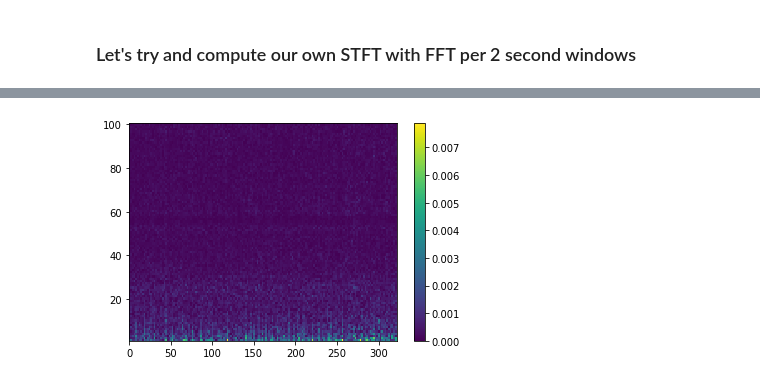
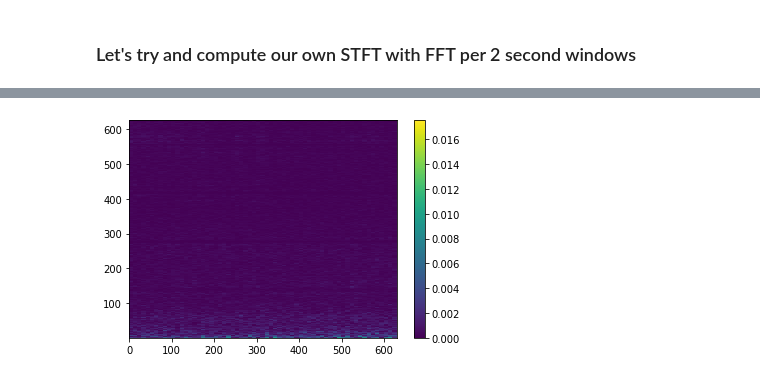
Before and after one commit to DCalhas/eeg_to_fmri, a Jupyter notebook: src/notebooks/reading_eeg.ipynb, the cells around one changed output, grey strips where cells are left out. Saved outputs shown, nothing was run; the diff lists cells and outputs as text; code cells hidden in the pictures.

```diff
--- a/src/notebooks/reading_eeg.ipynb
+++ b/src/notebooks/reading_eeg.ipynb
@@ -473,9 +37,0 @@ plt.show()
-# %%
-amplitude = np.max(Zxx[:100])
-
-im = plt.pcolormesh(t, f[:100], abs(Zxx)[:100], vmin=0, vmax=amplitude)
-
-plt.colorbar(im)
-plt.show()
-# %% [output]
-[figure, removed]
@@ -481,0 +40,4 @@ plt.show()
+# %%
+utils.plot_stft(eeg, channel=2, window_size=10, min_freq=None, max_freq=None)
+# %% [output]
+[figure, added]
```
Also changed, not shown: parts of 42 cells of this notebook, 1 other file.
